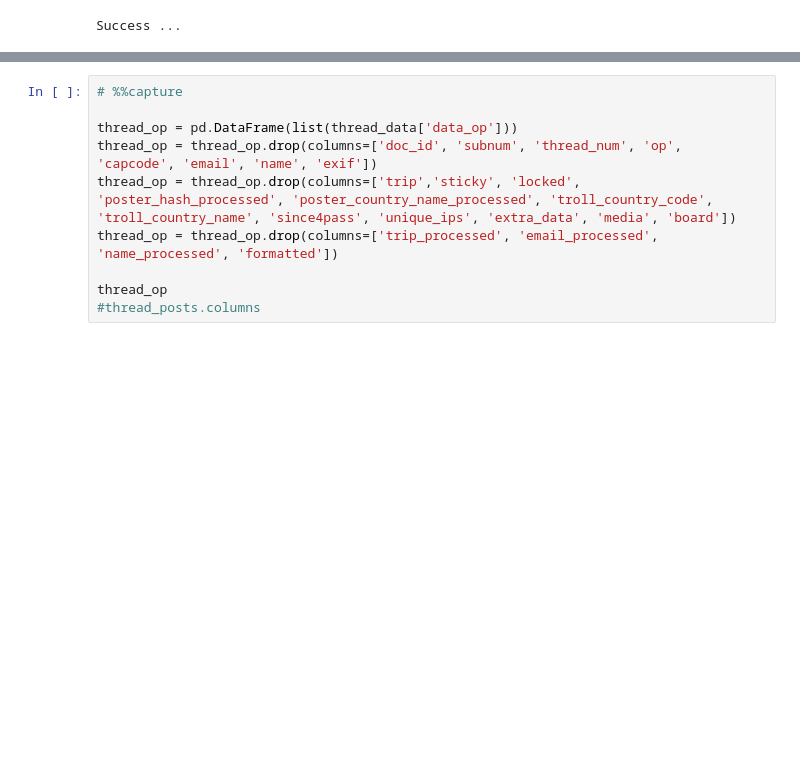
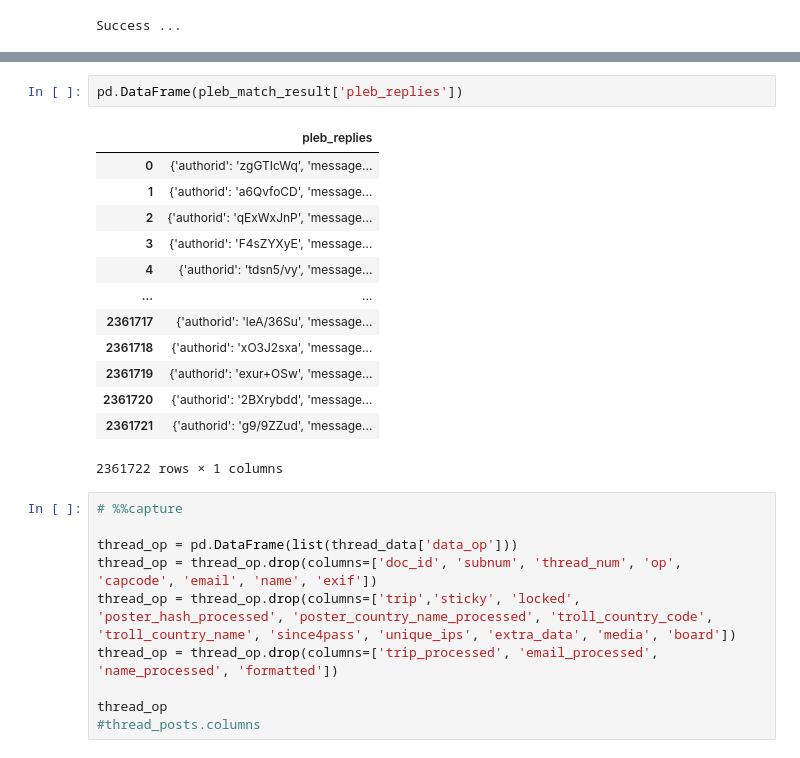
Before and after one commit to yprift01/4chan-data-project, a Jupyter notebook: jupyter/4chan-topic-modelling.ipynb, the cells around one changed output, grey strips where cells are left out. Drawn from its saved outputs; the diff is of its cells as text; blank space fills up the shorter version.

```diff
--- a/jupyter/4chan-topic-modelling.ipynb
+++ b/jupyter/4chan-topic-modelling.ipynb
@@ -316,3 +407,19 @@ pd.DataFrame(all_oxp_replies)
+# %%
+pd.DataFrame(pleb_match_result['pleb_replies'])
+# %% [output]
+|  | pleb_replies |
+| 0 | {'authorid': 'zgGTIcWq', 'message... |
+| 1 | {'authorid': 'a6QvfoCD', 'message... |
+| 2 | {'authorid': 'qExWxJnP', 'message... |
+| 3 | {'authorid': 'F4sZYXyE', 'message... |
+| 4 | {'authorid': 'tdsn5/vy', 'message... |
+| ... | ... |
+| 2361717 | {'authorid': 'leA/36Su', 'message... |
+| 2361718 | {'authorid': 'xO3J2sxa', 'message... |
+| 2361719 | {'authorid': 'exur+OSw', 'message... |
+| 2361720 | {'authorid': '2BXrybdd', 'message... |
+| 2361721 | {'authorid': 'g9/9ZZud', 'message... |
+2361722 rows × 1 columns
 # %%
 # %%capture
 
```
Also changed, not shown: parts of 10 cells of this notebook.
